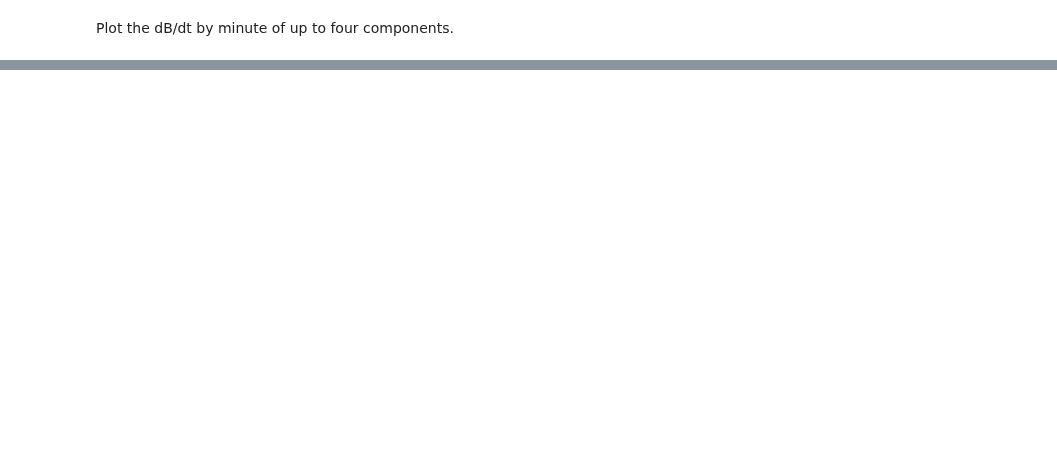
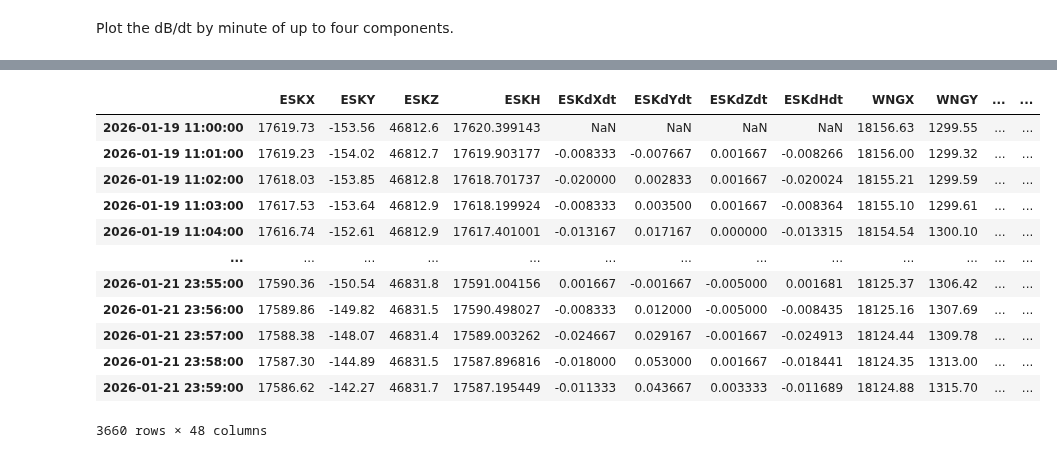
Before and after one commit to magie-network/MAGIE, a Jupyter notebook: notebooks/Plot_data.ipynb, the cells around one changed output, grey strips where cells are left out. Cells and saved outputs as stored; diff of their text form; code cells hidden in the pictures; blank space fills up the shorter version.

```diff
--- a/notebooks/Plot_data.ipynb
+++ b/notebooks/Plot_data.ipynb
@@ -283,0 +304,16 @@ Plot Minute_derviatives_Mid-Latitude_Nov11_halfday-12_HXYZ.png is saved in ../Da
+# %%
+df_minute_obs
+# %% [output]
+|  | ESKX | ESKY | ESKZ | ESKH | ESKdXdt | ESKdYdt | ESKdZdt | ESKdHdt | WNGX | WNGY | ... | ... |
+| 2026-01-19 11:00:00 | 17619.73 | -153.56 | 46812.6 | 17620.399143 | NaN | NaN | NaN | NaN | 18156.63 | 1299.55 | ... | ... |
+| 2026-01-19 11:01:00 | 17619.23 | -154.02 | 46812.7 | 17619.903177 | -0.008333 | -0.007667 | 0.001667 | -0.008266 | 18156.00 | 1299.32 | ... | ... |
+| 2026-01-19 11:02:00 | 17618.03 | -153.85 | 46812.8 | 17618.701737 | -0.020000 | 0.002833 | 0.001667 | -0.020024 | 18155.21 | 1299.59 | ... | ... |
+| 2026-01-19 11:03:00 | 17617.53 | -153.64 | 46812.9 | 17618.199924 | -0.008333 | 0.003500 | 0.001667 | -0.008364 | 18155.10 | 1299.61 | ... | ... |
+| 2026-01-19 11:04:00 | 17616.74 | -152.61 | 46812.9 | 17617.401001 | -0.013167 | 0.017167 | 0.000000 | -0.013315 | 18154.54 | 1300.10 | ... | ... |
+| ... | ... | ... | ... | ... | ... | ... | ... | ... | ... | ... | ... | ... |
+| 2026-01-21 23:55:00 | 17590.36 | -150.54 | 46831.8 | 17591.004156 | 0.001667 | -0.001667 | -0.005000 | 0.001681 | 18125.37 | 1306.42 | ... | ... |
+| 2026-01-21 23:56:00 | 17589.86 | -149.82 | 46831.5 | 17590.498027 | -0.008333 | 0.012000 | -0.005000 | -0.008435 | 18125.16 | 1307.69 | ... | ... |
+| 2026-01-21 23:57:00 | 17588.38 | -148.07 | 46831.4 | 17589.003262 | -0.024667 | 0.029167 | -0.001667 | -0.024913 | 18124.44 | 1309.78 | ... | ... |
+| 2026-01-21 23:58:00 | 17587.30 | -144.89 | 46831.5 | 17587.896816 | -0.018000 | 0.053000 | 0.001667 | -0.018441 | 18124.35 | 1313.00 | ... | ... |
+| 2026-01-21 23:59:00 | 17586.62 | -142.27 | 46831.7 | 17587.195449 | -0.011333 | 0.043667 | 0.003333 | -0.011689 | 18124.88 | 1315.70 | ... | ... |
+3660 rows × 48 columns
```
Also changed, not shown: parts of 8 cells of this notebook, 2 other files.
